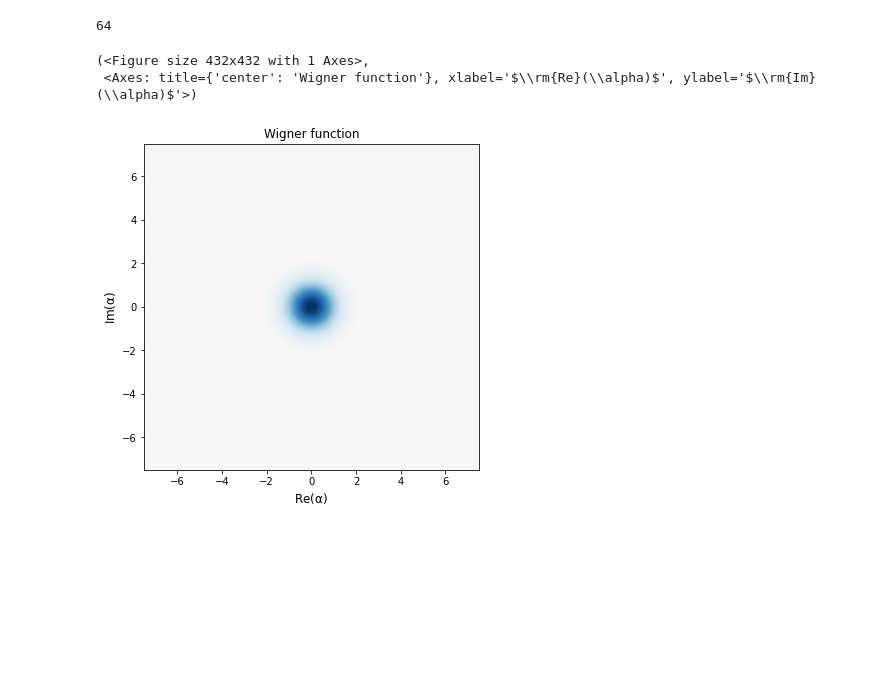
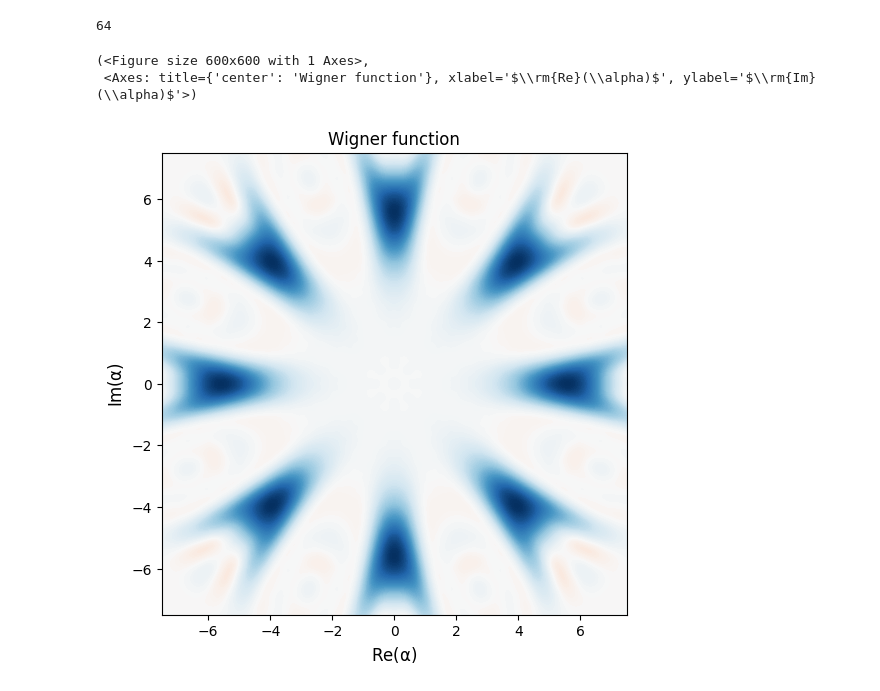
Before and after one commit to RosenblumLab/BosonicEntanglementDistillation, a Jupyter notebook: continuous_playground.ipynb, the cells around one changed output. Drawn from its saved outputs; the diff is of its cells as text; code cells hidden in the pictures; blank space fills up the shorter version.

```diff
--- a/continuous_playground.ipynb
+++ b/continuous_playground.ipynb
@@ -312,9 +312,9 @@ array([[0.47624588+0.j, 0.        +0.j, 0.        +0.j, 0.47494797+0.j],
        [0.        +0.j, 0.02430742+0.j, 0.02434366+0.j, 0.        +0.j],
        [0.47494797+0.j, 0.        +0.j, 0.        +0.j, 0.4750668 +0.j]])
 # %%
-n = 6
+n = 7
 N = 2**n
 proObj = ContinuousProtocol(coherent(N,4),res=16,m_i=8, m_c=8)
-proObj.simulate_fidelity_specific(0,0,1,0,gamma_loss=0, gamma_dephasing=0.05, decode_res=16)
+proObj.simulate_fidelity_specific(0,0,0,0,gamma_loss=0.03, gamma_dephasing=0.03, decode_res=16)
 # %% [output]
 start
@@ -382,8 +372,8 @@ proObj.N
 # %% [output]
 64
 # %%
-plot_wigner(proObj.noisy_state.ptrace(0))
+plot_wigner(proObj.state_after_meas.ptrace(0))
 # %% [output]
-(<Figure size 432x432 with 1 Axes>,
+(<Figure size 600x600 with 1 Axes>,
  <Axes: title={'center': 'Wigner function'}, xlabel='$\\rm{Re}(\\alpha)$', ylabel='$\\rm{Im}(\\alpha)$'>)
-[figure, old version]
+[figure, new version]
```
Also changed, not shown: parts of 13 cells of this notebook, 2 other files.
